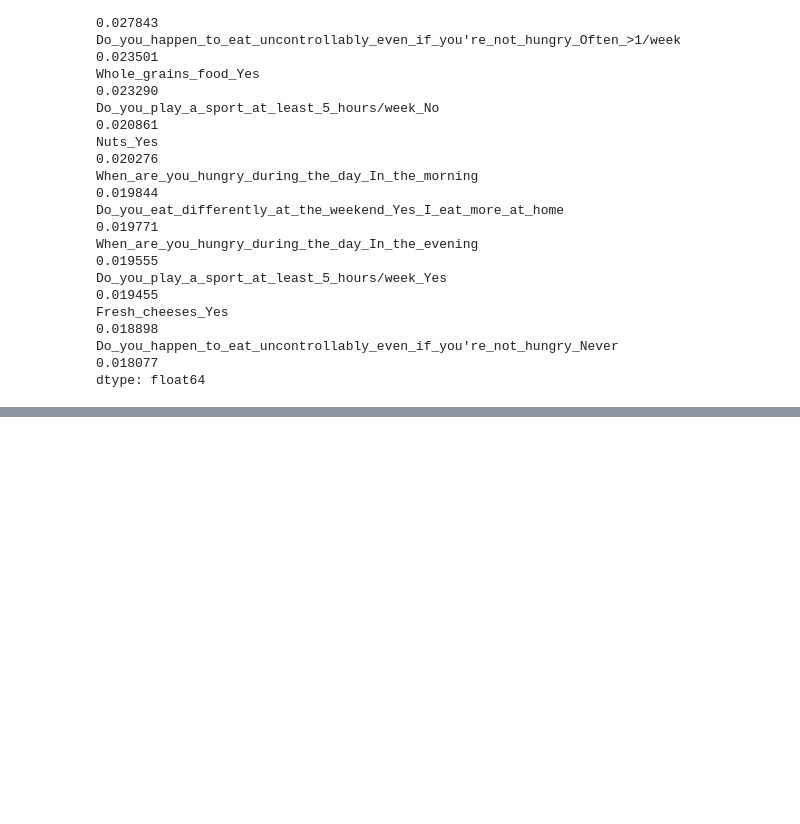
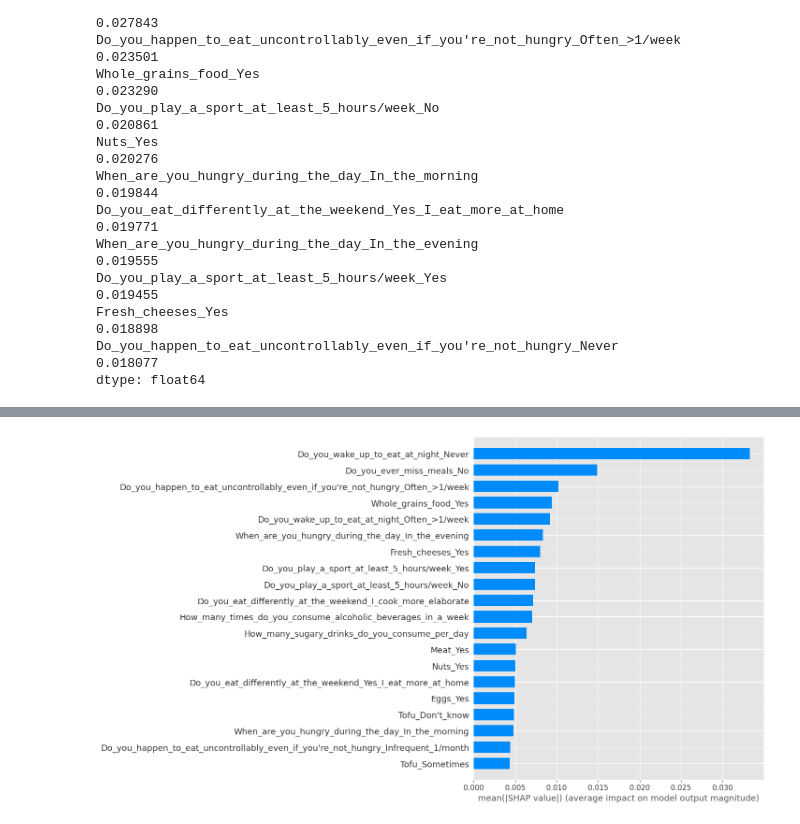
Before and after one commit to katerinavelichko/eating-habits-tracker, a Jupyter notebook: notebooks/sleep_models.ipynb, the cells around one changed output, grey strips where cells are left out. Cells and saved outputs as stored; diff of their text form; code cells hidden in the pictures; blank space fills up the shorter version.

```diff
--- a/notebooks/sleep_models.ipynb
+++ b/notebooks/sleep_models.ipynb
@@ -477,0 +554,4 @@ dtype: float64
+# %%
+shap.summary_plot(shap_values[1], X_test,max_display=20, plot_type="bar")
+# %% [output]
+[figure, added]
```
Also changed, not shown: parts of 10 cells of this notebook.
